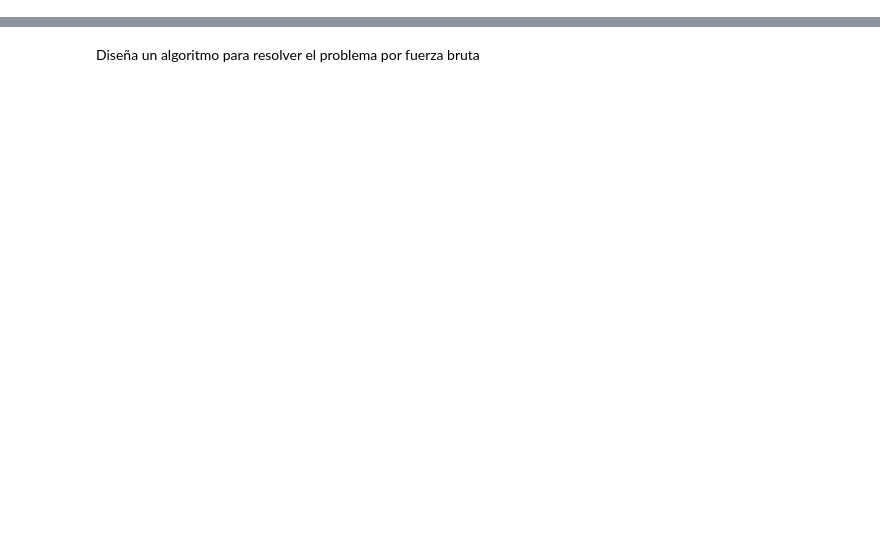
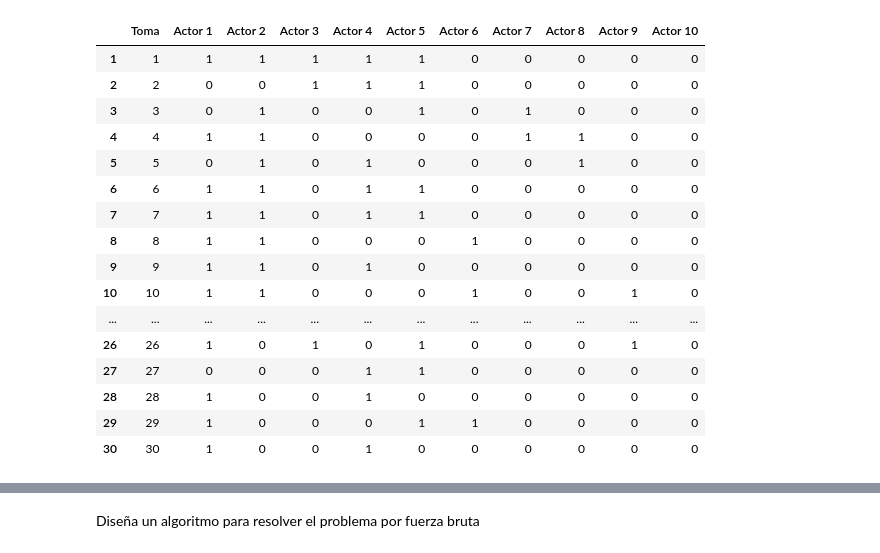
Before and after one commit to AndreuSerraSastre/03MAIR---Algoritmos-de-Optimizacion-2023, a Jupyter notebook: Trabajo_Practico_Andreu_Serra_Sastre.ipynb, the cells around one changed output, grey strips where cells are left out. Saved outputs shown, nothing was run; the diff lists cells and outputs as text; code cells hidden in the pictures; blank space fills up the shorter version.

```diff
--- a/Trabajo_Practico_Andreu_Serra_Sastre.ipynb
+++ b/Trabajo_Practico_Andreu_Serra_Sastre.ipynb
@@ -36,0 +32,38 @@ Respuesta
+# %%
+import pandas as pd
+
+# URL del google sheets
+url = 'https://docs.google.com/spreadsheets/d/1Ipn6IrbQP4ax8zOnivdBIw2lN0JISkJG4fXndYd27U0/export?format=csv'
+
+# Cargamos los datos desde el csv
+data = pd.read_csv(url)
+
+# Obtenemos solo los datos necesarios
+useful_data = data.iloc[1:31, :-2]
+
+# Ponemos el nombre de las columnas
+actor_columns = [f'Actor {i+1}' for i in range(10)]
+useful_data.columns = ['Toma'] + actor_columns
+
+# Convertimos los datos a int
+useful_data[actor_columns] = useful_data[actor_columns].astype(int)
+
+useful_data
+# %% [output]
+|  | Toma | Actor 1 | Actor 2 | Actor 3 | Actor 4 | Actor 5 | Actor 6 | Actor 7 | Actor 8 | Actor 9 | Actor 10 |
+| 1 | 1 | 1 | 1 | 1 | 1 | 1 | 0 | 0 | 0 | 0 | 0 |
+| 2 | 2 | 0 | 0 | 1 | 1 | 1 | 0 | 0 | 0 | 0 | 0 |
+| 3 | 3 | 0 | 1 | 0 | 0 | 1 | 0 | 1 | 0 | 0 | 0 |
+| 4 | 4 | 1 | 1 | 0 | 0 | 0 | 0 | 1 | 1 | 0 | 0 |
+| 5 | 5 | 0 | 1 | 0 | 1 | 0 | 0 | 0 | 1 | 0 | 0 |
+| 6 | 6 | 1 | 1 | 0 | 1 | 1 | 0 | 0 | 0 | 0 | 0 |
+| 7 | 7 | 1 | 1 | 0 | 1 | 1 | 0 | 0 | 0 | 0 | 0 |
+| 8 | 8 | 1 | 1 | 0 | 0 | 0 | 1 | 0 | 0 | 0 | 0 |
+| 9 | 9 | 1 | 1 | 0 | 1 | 0 | 0 | 0 | 0 | 0 | 0 |
+| 10 | 10 | 1 | 1 | 0 | 0 | 0 | 1 | 0 | 0 | 1 | 0 |
+| ... | ... | ... | ... | ... | ... | ... | ... | ... | ... | ... | ... |
+| 26 | 26 | 1 | 0 | 1 | 0 | 1 | 0 | 0 | 0 | 1 | 0 |
+| 27 | 27 | 0 | 0 | 0 | 1 | 1 | 0 | 0 | 0 | 0 | 0 |
+| 28 | 28 | 1 | 0 | 0 | 1 | 0 | 0 | 0 | 0 | 0 | 0 |
+| 29 | 29 | 1 | 0 | 0 | 0 | 1 | 1 | 0 | 0 | 0 | 0 |
+| 30 | 30 | 1 | 0 | 0 | 1 | 0 | 0 | 0 | 0 | 0 | 0 |
```
Also changed, not shown: parts of 35 cells of this notebook.
